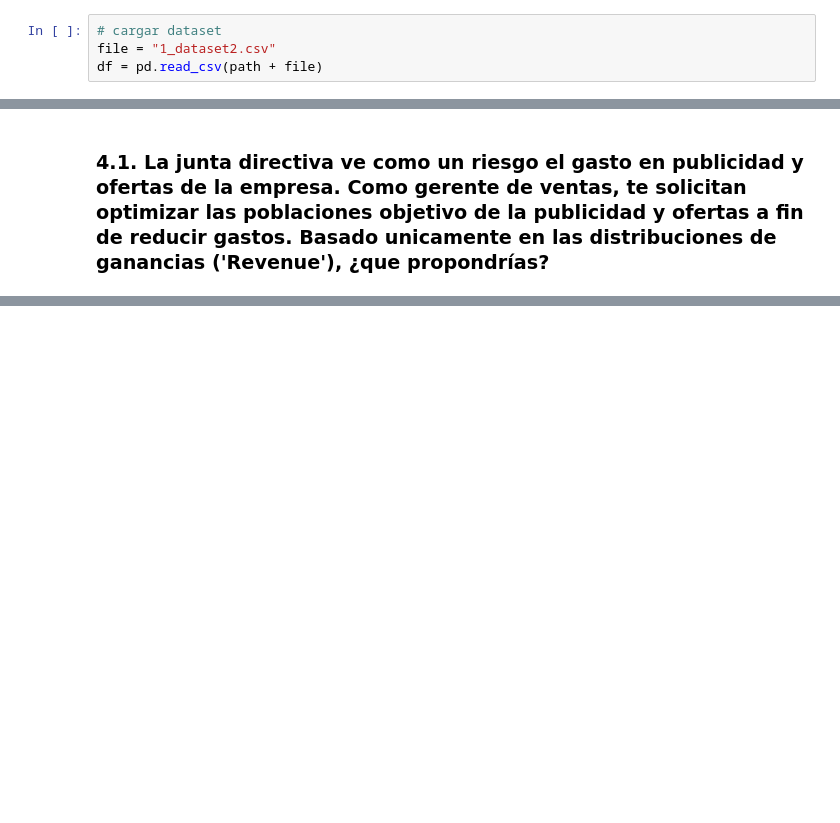
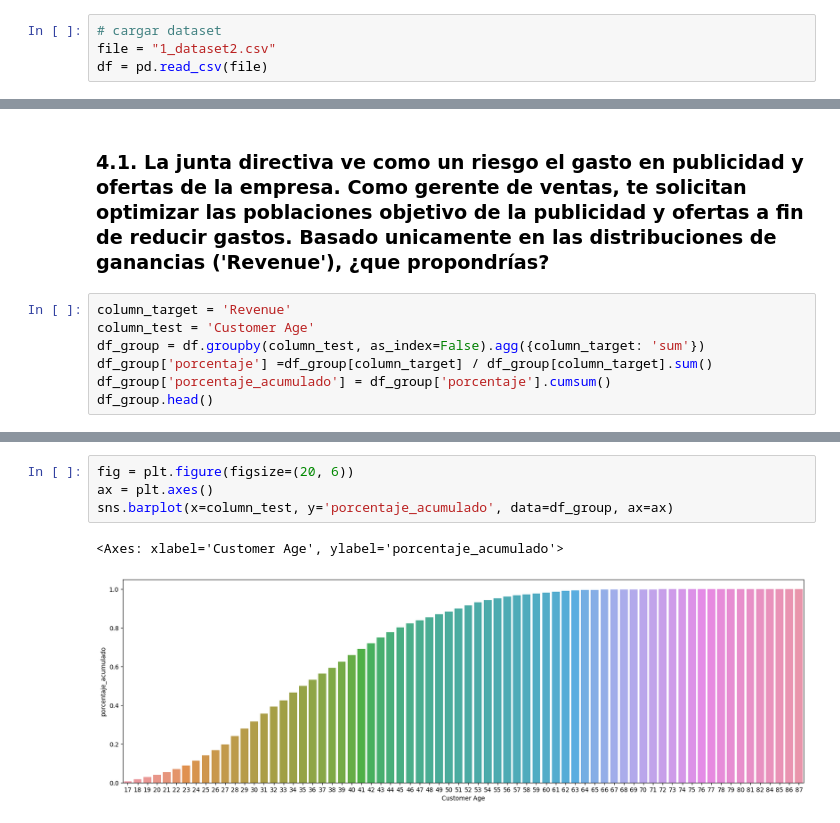
Before and after one commit to Lemito66/Maestria, a Jupyter notebook: Analisis_de_Riesgos/1/1_intro_estadistica.ipynb, the cells around one changed output, grey strips where cells are left out. Saved outputs shown, nothing was run; the diff lists cells and outputs as text; blank space fills up the shorter version.

```diff
--- a/Analisis_de_Riesgos/1/1_intro_estadistica.ipynb
+++ b/Analisis_de_Riesgos/1/1_intro_estadistica.ipynb
@@ -151,4 +208,4 @@ df = pd.read_csv(path + file).drop(columns=['Id'])
 # %%
 # cargar dataset
 file = "1_dataset2.csv"
-df = pd.read_csv(path + file)
+df = pd.read_csv(file)
@@ -155,2 +221,9 @@ df = pd.read_csv(path + file)
 # %% [markdown]
 ### **4.1. La junta directiva ve como un riesgo el gasto en publicidad y ofertas de la empresa. Como gerente de ventas, te solicitan optimizar las poblaciones objetivo de la publicidad y ofertas a fin de reducir gastos. Basado unicamente en las distribuciones de ganancias ('Revenue'), ¿que propondrías?**
+# %%
+column_target = 'Revenue'
+column_test = 'Customer Age'
+df_group = df.groupby(column_test, as_index=False).agg({column_target: 'sum'})
+df_group['porcentaje'] =df_group[column_target] / df_group[column_target].sum()
+df_group['porcentaje_acumulado'] = df_group['porcentaje'].cumsum()
+df_group.head()
@@ -156,0 +237,7 @@ df = pd.read_csv(path + file)
+# %%
+fig = plt.figure(figsize=(20, 6))
+ax = plt.axes()
+sns.barplot(x=column_test, y='porcentaje_acumulado', data=df_group, ax=ax)
+# %% [output]
+<Axes: xlabel='Customer Age', ylabel='porcentaje_acumulado'>
+[figure, added]
```
Also changed, not shown: parts of 14 cells of this notebook, 1 other file.
